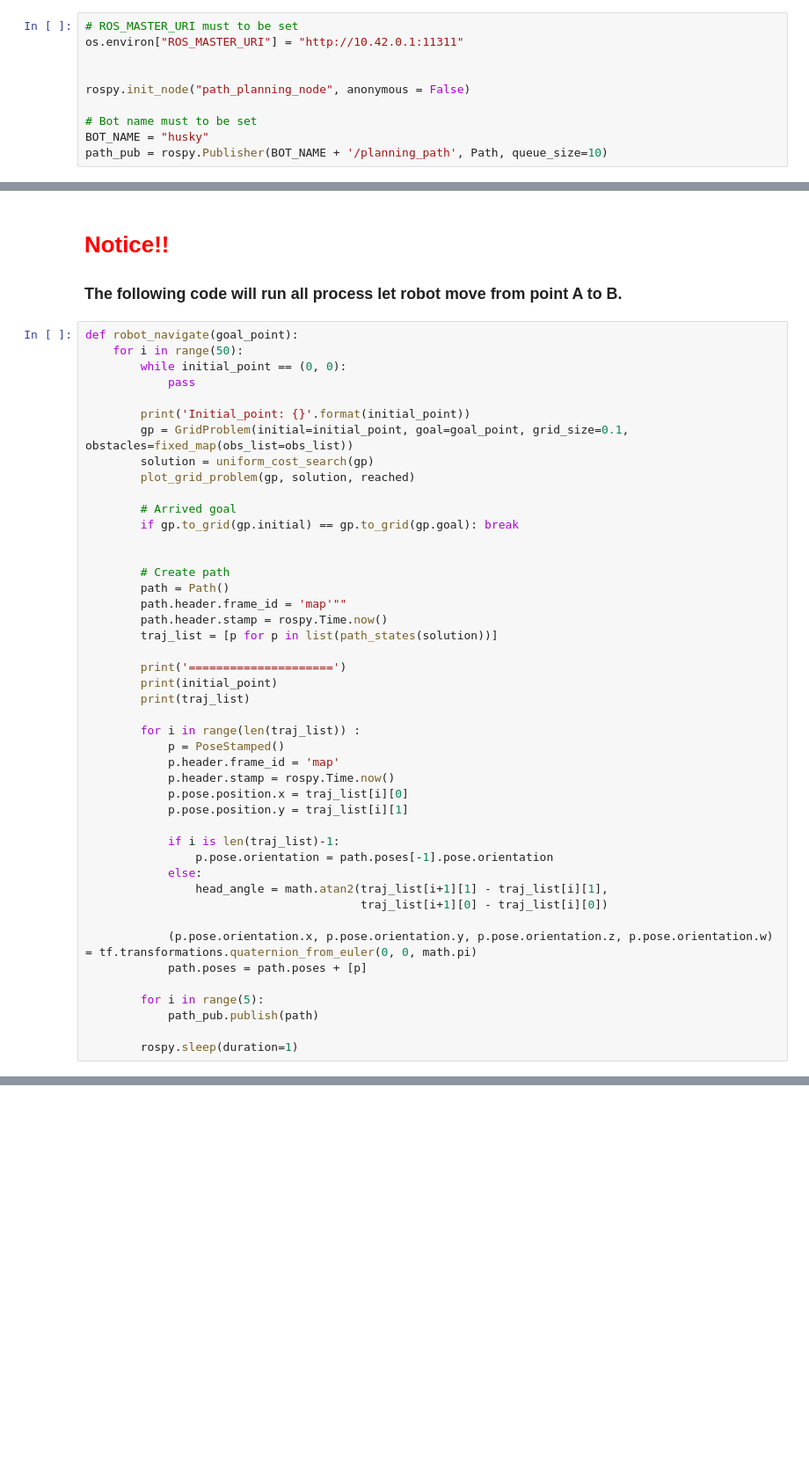
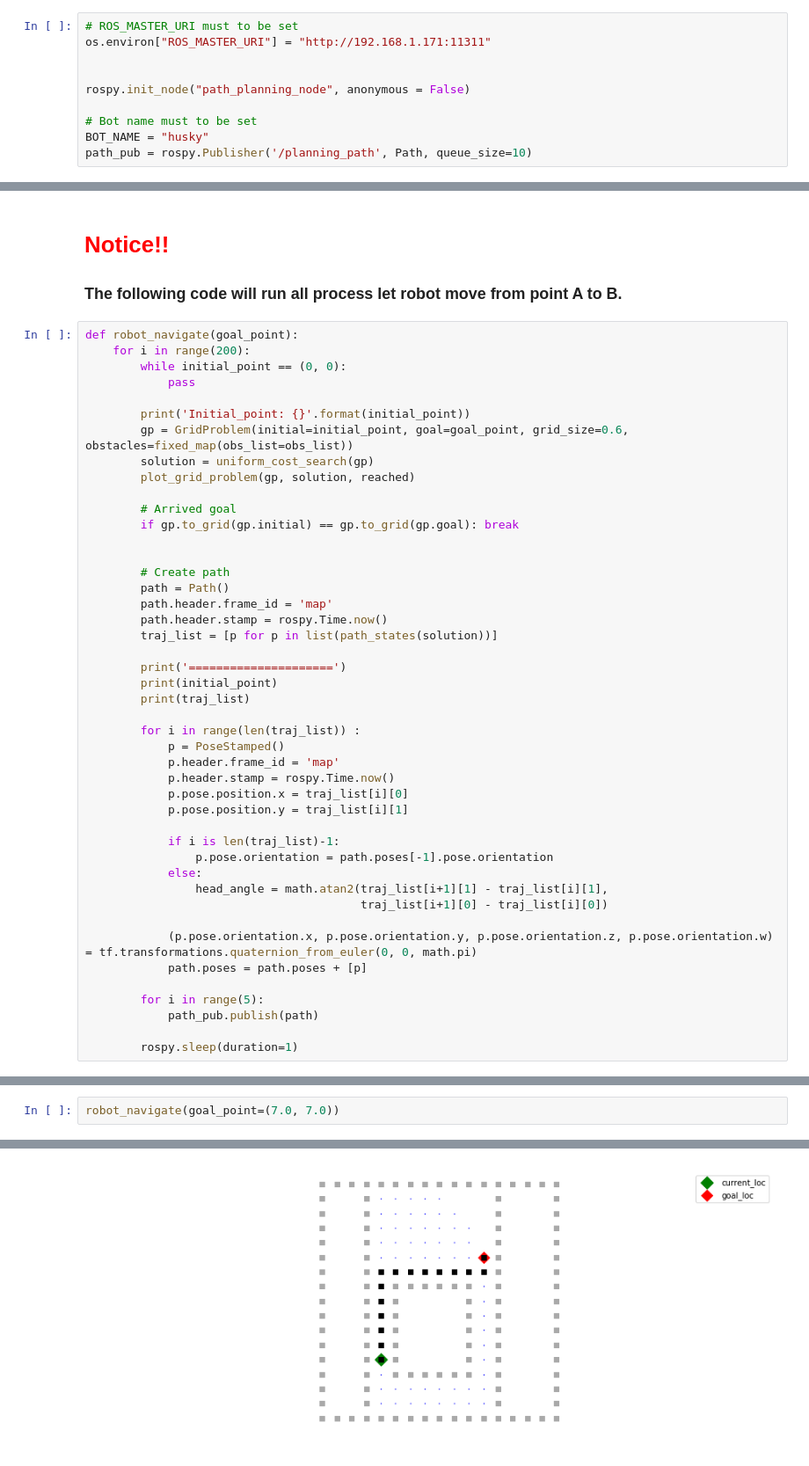
Before and after one commit to OpenPPAT/ai-course-2019, a Jupyter notebook: 03-robot-navigation/jupyter_notebook/topic2_real_robot_path_search.ipynb, the cells around one changed output, grey strips where cells are left out. Shown at 88% size. Drawn from its saved outputs; the diff is of its cells as text; blank space fills up the shorter version.

```diff
--- a/03-robot-navigation/jupyter_notebook/topic2_real_robot_path_search.ipynb
+++ b/03-robot-navigation/jupyter_notebook/topic2_real_robot_path_search.ipynb
@@ -408,14 +431,14 @@ from duckietown_msgs.msg import Pose2DStamped, GlobalPoseArray
 ### ROS node initialization
 # %%
 # ROS_MASTER_URI must to be set
-os.environ["ROS_MASTER_URI"] = "http://10.42.0.1:11311"
+os.environ["ROS_MASTER_URI"] = "http://192.168.1.171:11311"
 
 
 rospy.init_node("path_planning_node", anonymous = False)
 
 # Bot name must to be set
 BOT_NAME = "husky"
-path_pub = rospy.Publisher(BOT_NAME + '/planning_path', Path, queue_size=10)
+path_pub = rospy.Publisher('/planning_path', Path, queue_size=10)
 # %% [markdown]
 ### How to get the location message
 # %%
@@ -513,12 +571,12 @@ for i in range(len(traj_list)-1) :
 ### The following code will run all process let robot move from point A to B.
 # %%
 def robot_navigate(goal_point):
-    for i in range(50):
+    for i in range(200):
         while initial_point == (0, 0):
             pass
 
         print('Initial_point: {}'.format(initial_point))
-        gp = GridProblem(initial=initial_point, goal=goal_point, grid_size=0.1, obstacles=fixed_map(obs_list=obs_list))
+        gp = GridProblem(initial=initial_point, goal=goal_point, grid_size=0.6, obstacles=fixed_map(obs_list=obs_list))
         solution = uniform_cost_search(gp)
         plot_grid_problem(gp, solution, reached)
 
@@ -528,7 +586,7 @@ def robot_navigate(goal_point):
 
         # Create path
         path = Path()
-        path.header.frame_id = 'map'""
+        path.header.frame_id = 'map'
         path.header.stamp = rospy.Time.now()
         traj_list = [p for p in list(path_states(solution))]
 
@@ -560,0 +628,3 @@ robot_navigate(goal_point=(6.2, 8.4))
+# %%
+robot_navigate(goal_point=(7.0, 7.0))
+# %% [output]
@@ -560,0 +632 @@ robot_navigate(goal_point=(6.2, 8.4))
+[figure, added]
```
Also changed, not shown: parts of 12 cells of this notebook.
